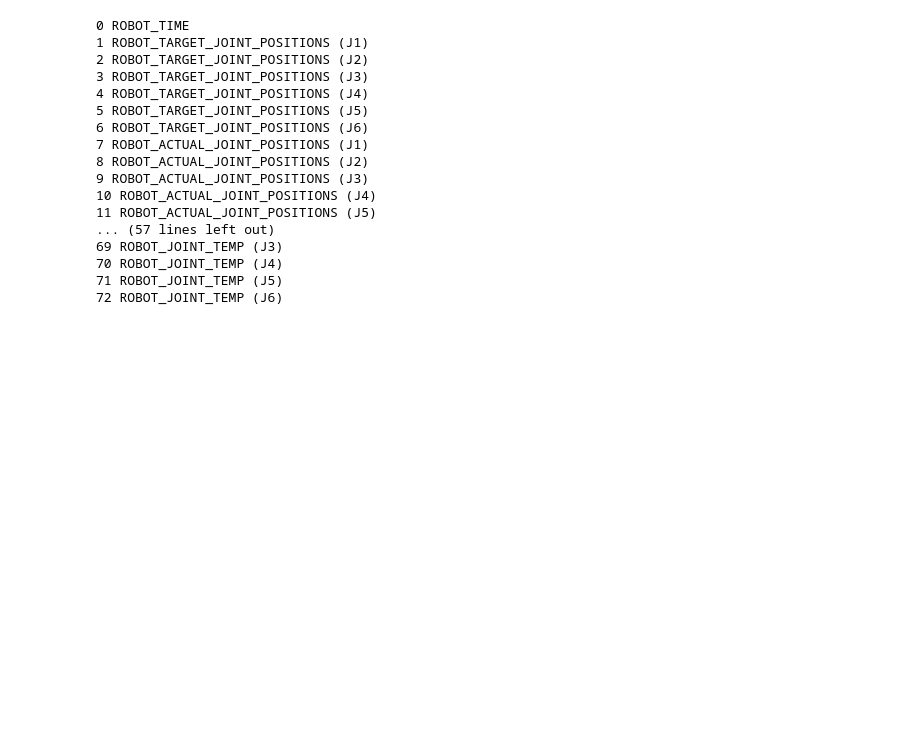
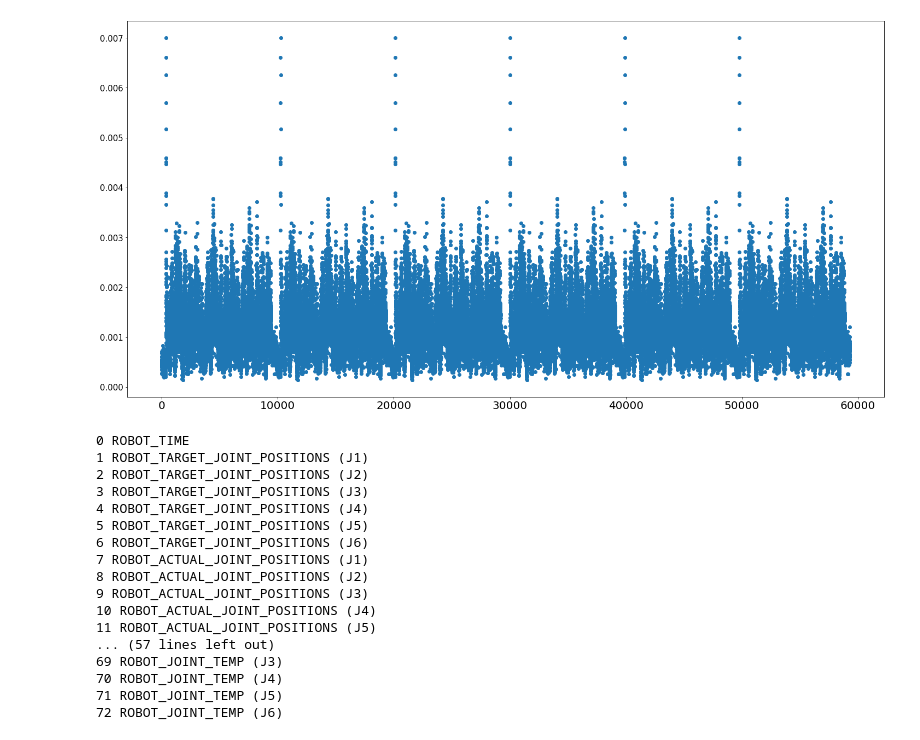
Before and after one commit to gitwetguy/Robotic-Arm-PHM, a Jupyter notebook: NIST_PHM.ipynb, the cells around one changed output. Cells and saved outputs as stored; diff of their text form; code cells hidden in the pictures; blank space fills up the shorter version.

```diff
--- a/NIST_PHM.ipynb
+++ b/NIST_PHM.ipynb
@@ -139,4 +143,39 @@ for i in range(1,4):
 [figure]
+# %%
+def noise_fun(noise_force):
+    noise = np.random.normal(-noise_force,noise_force,(df_raw.shape[0],6))
+    return noise
+
+def Euclidean_error(data_arr,target_head,target_tail):
+    Euclidean_error_list = []
+    for i in range(data_arr.shape[0]):
+        raw_Euclidean_error_list = []
+        for j in range(target_head,target_tail+1):
+            Euclidean_error = distance.euclidean(data_arr[i,j], data_arr[i,j+6])
+            raw_Euclidean_error_list.append(Euclidean_error)
+        Euclidean_error_list.append((sum(raw_Euclidean_error_list)/len(raw_Euclidean_error_list))/4)
+    Euclidean_error = np.array(Euclidean_error_list)
+    return Euclidean_error
+
+test_arr = df_raw.values
+add_arr = test_arr.copy()
+noise_force = 1
+for i in range(5):
+
+    if i <=4:
+
+        test_arr = np.concatenate([test_arr,add_arr],axis=0)
+    else:
+        test_arr = np.concatenate([test_arr[:,],add_arr+noise_fun(0.1)],axis=0)
+
+fig = plt.figure(constrained_layout=True, figsize=(20,10))
+result = Euclidean_error(test_arr,1,6)
+plt.scatter(x=range(result.shape[0]),y=result)
+plt.xticks(fontsize=20)
+plt.yticks(fontsize=15)
+plt.show()
+# %% [output]
+[figure, added]
 # %%
 for num,i in enumerate(header_list):
     print(num,i)
```
Also changed, not shown: parts of 1 cell of this notebook.
